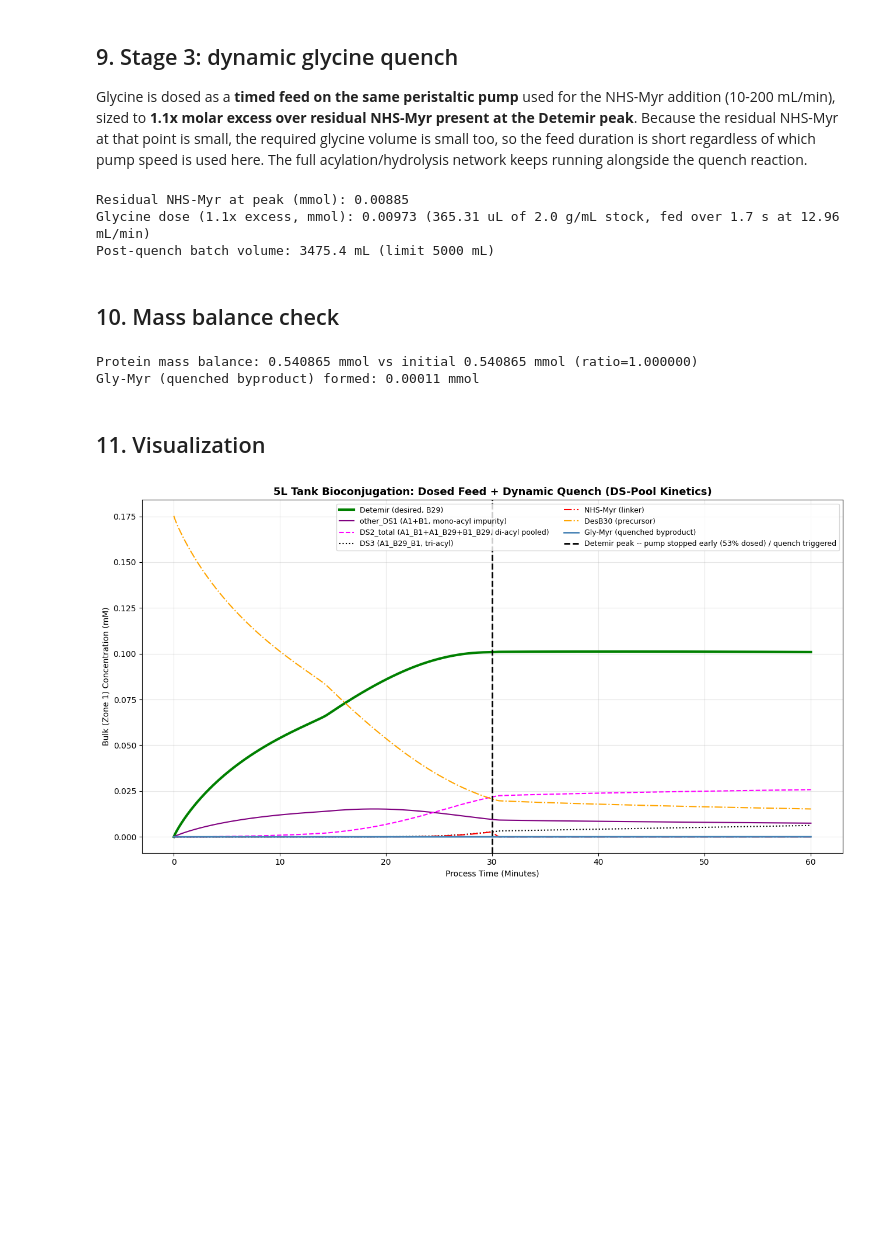
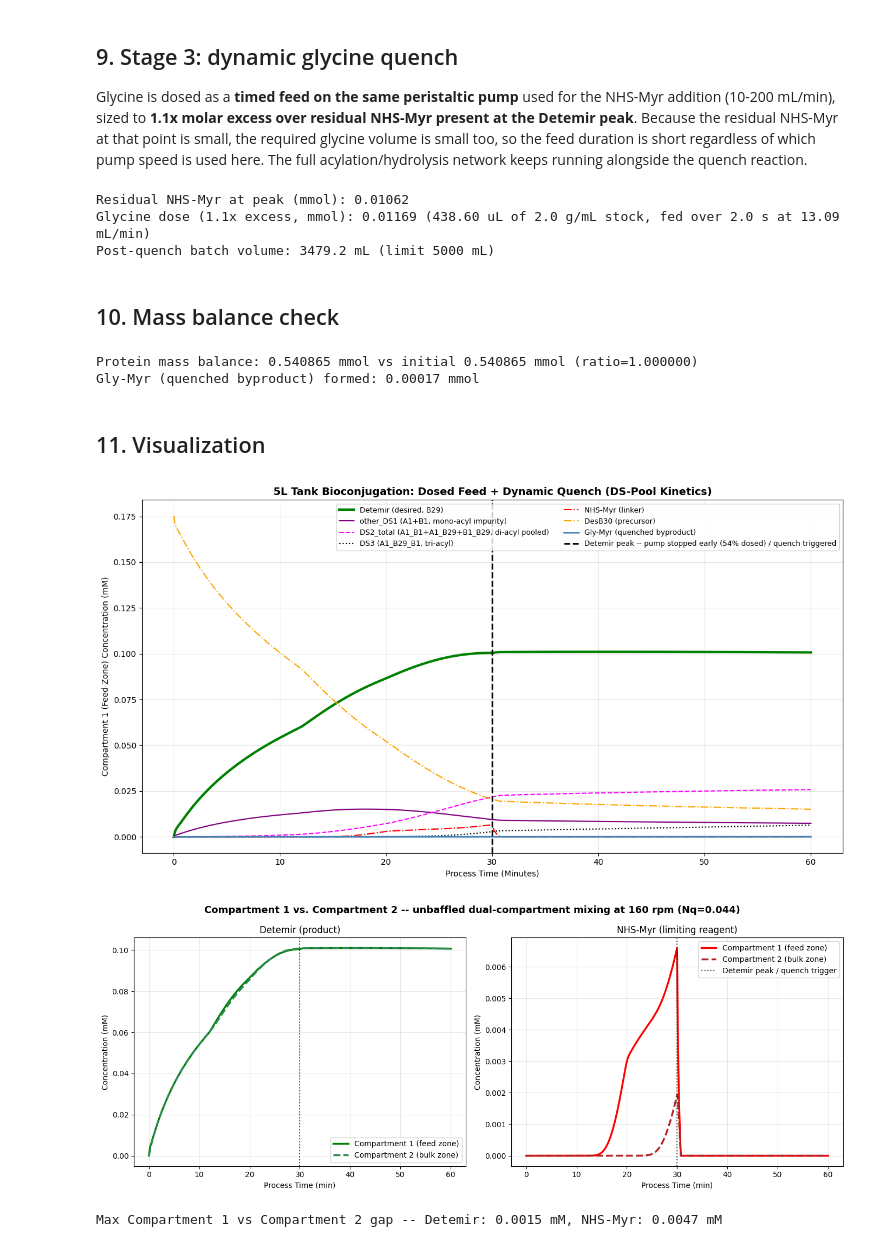
Before and after one commit to rdswan2016/myr_simulation, a Jupyter notebook: myr_mechanistic_model_5L_optimized_FIXED.ipynb, the cells around one changed output. Saved outputs shown, nothing was run; the diff lists cells and outputs as text; code cells hidden in the pictures; blank space fills up the shorter version.

```diff
--- a/myr_mechanistic_model_5L_optimized_FIXED.ipynb
+++ b/myr_mechanistic_model_5L_optimized_FIXED.ipynb
@@ -76,7 +85,7 @@ desb30 N-terminal glycine, structurally analogous to free glycine's amine.
 SPECIES = ['ACN', 'nhs_myr', 'desb30', 'detemir', 'other_DS1', 'DS2_total', 'DS3', 'glycine', 'gly_myr']
 IDX = {name: i for i, name in enumerate(SPECIES)}
 N_SPECIES = len(SPECIES)
-N_COMPARTMENTS = 3
+N_COMPARTMENTS = 2  # Zone 1 (feed zone) + Zone Bulk -- aligned with kinetika3b.ipynb's dual-compartment model
 REACTIVE_SPECIES = ['nhs_myr', 'desb30', 'detemir', 'other_DS1', 'DS2_total', 'DS3', 'glycine', 'gly_myr']
 
 def load_kinetics(path='02jul2026_ds_pool_refined_results.pkl'):
@@ -215,8 +260,8 @@ def run_stage_2_dosed(y_initial_moles, V_start, T_feed_min, moles_nhs_mmol_local
 
     def ode(t, yf):
         y = yf.reshape(N_SPECIES, N_COMPARTMENTS)
-        V1, V2, V3, Q12, Q23 = get_geom(t)
-        Vvec = np.array([V1, V2, V3])
+        V1, V2, Q = get_geom(t)
+        Vvec = np.array([V1, V2])
         dydt = np.zeros_like(y)
         for j in range(N_COMPARTMENTS):
             Cj = {name: y[IDX[name], j] / Vvec[j] for name in REACTIVE_SPECIES}
@@ -224,7 +269,7 @@ def run_stage_2_dosed(y_initial_moles, V_start, T_feed_min, moles_nhs_mmol_local
             for name, val_mM_s in d.items():
                 dydt[IDX[name], j] += val_mM_s * Vvec[j]
         for name in REACTIVE_SPECIES:
-            dydt[IDX[name]] += transport_moles(y[IDX[name]], V1, V2, V3, Q12, Q23)
+            dydt[IDX[name]] += transport_moles(y[IDX[name]], V1, V2, Q)
         if t < T_feed_s:
             dydt[IDX['nhs_myr'], 0] += feed_rate_mmol_s
         return dydt.flatten()
@@ -246,7 +291,7 @@ def detemir_peak_time_min(T_feed_min, y_mix, V1_, moles_nhs_mmol_local, V_nhs_ad
     det_conc = np.zeros(grid_n)
     for i, t in enumerate(t_grid):
         V_added = min(t, T_feed_s) / T_feed_s * V_nhs_add_L_local
-        V1c, _, _, _, _ = calc_compartments(V_start + V_added)
+        V1c, _, _ = calc_compartments(V_start + V_added)
         det_conc[i] = y_grid[IDX['detemir'], 0, i] / V1c
     pk = np.argmax(det_conc)
     return t_grid[pk] / 60.0, sol, V_start, t_grid, y_grid, pk
@@ -354,8 +399,8 @@ def run_stage_3_quench(y_state_moles, V_start, gly_pump_rate_mL_min, N_rpm=N_RPM
 
     def ode(t, yf):
         y = yf.reshape(N_SPECIES, N_COMPARTMENTS)
-        V1, V2, V3, Q12, Q23 = get_geom(t)
-        Vvec = np.array([V1, V2, V3])
+        V1, V2, Q = get_geom(t)
+        Vvec = np.array([V1, V2])
         dydt = np.zeros_like(y)
         for j in range(N_COMPARTMENTS):
             Cj = {name: y[IDX[name], j] / Vvec[j] for name in REACTIVE_SPECIES}
@@ -363,7 +408,7 @@ def run_stage_3_quench(y_state_moles, V_start, gly_pump_rate_mL_min, N_rpm=N_RPM
             for name, val in d.items():
                 dydt[IDX[name], j] += val * Vvec[j]
         for name in REACTIVE_SPECIES:
-            dydt[IDX[name]] += transport_moles(y[IDX[name]], V1, V2, V3, Q12, Q23)
+            dydt[IDX[name]] += transport_moles(y[IDX[name]], V1, V2, Q)
         if t < T_gly_feed_s:
             dydt[IDX['glycine'], 0] += gly_feed_rate_mmol_s
         return dydt.flatten()
@@ -381,13 +426,13 @@ print(f'Glycine dose (1.1x excess, mmol): {dose_gly_mmol:.5f} '
       f'fed over {T_gly_feed_min*60:.1f} s at {pump_flow_rate_mL_min:.2f} mL/min)')
 print(f'Post-quench batch volume: {V_tot3*1000:.1f} mL (limit {V_REACTOR_MAX_ML:.0f} mL)')
 # %% [output]
-Residual NHS-Myr at peak (mmol): 0.00885
-Glycine dose (1.1x excess, mmol): 0.00973 (365.31 uL of 2.0 g/mL stock, fed over 1.7 s at 12.96 mL/min)
-Post-quench batch volume: 3475.4 mL (limit 5000 mL)
+Residual NHS-Myr at peak (mmol): 0.01062
+Glycine dose (1.1x excess, mmol): 0.01169 (438.60 uL of 2.0 g/mL stock, fed over 2.0 s at 13.09 mL/min)
+Post-quench batch volume: 3479.2 mL (limit 5000 mL)
 # %% [markdown]
 ## 10. Mass balance check
 # %%
-V1f, V2f, V3f, _, _ = calc_compartments(V_tot3)
+V1f, V2f, _ = calc_compartments(V_tot3)
 final_state = sol3.y[:, -1].reshape(N_SPECIES, N_COMPARTMENTS)
 protein_species = ['desb30', 'detemir', 'other_DS1', 'DS2_total', 'DS3']
 total_protein = sum(final_state[IDX[s]].sum() for s in protein_species)
@@ -396,7 +441,7 @@ print(f'Protein mass balance: {total_protein:.6f} mmol vs initial {moles_desb30_
 print(f'Gly-Myr (quenched byproduct) formed: {final_state[IDX["gly_myr"]].sum():.5f} mmol')
 # %% [output]
 Protein mass balance: 0.540865 mmol vs initial 0.540865 mmol (ratio=1.000000)
-Gly-Myr (quenched byproduct) formed: 0.00011 mmol
+Gly-Myr (quenched byproduct) formed: 0.00017 mmol
 # %% [markdown]
 ## 11. Visualization
 # %%
@@ -414,39 +459,73 @@ def bulk_conc_stage2(name):
     out = np.zeros(pk+1)
     for i, t in enumerate(t_grid2[:pk+1]):
         V_added = min(t, T_feed_s) / T_feed_s * V_nhs_add_L
-        V1c, _, _, _, _ = calc_compartments(V_start2 + V_added)
+        V1c, _, _ = calc_compartments(V_start2 + V_added)
         out[i] = y_grid2[IDX[name], 0, i] / V1c
     return out
 
 def bulk_conc_stage3(name):
     return sol3.y.reshape(N_SPECIES, N_COMPARTMENTS, -1)[IDX[name], 0, :] / V1f
 
 def bulk_conc_full(name):
     return np.concatenate([bulk_conc_stage2(name), bulk_conc_stage3(name)])
 
 plt.figure(figsize=(13, 7))
 plt.plot(t_all_min, bulk_conc_full('detemir'), label='Detemir (desired, B29)', color='green', linewidth=3)
 plt.plot(t_all_min, bulk_conc_full('other_DS1'), label='other_DS1 (A1+B1, mono-acyl impurity)', color='purple')
 plt.plot(t_all_min, bulk_conc_full('DS2_total'), label='DS2_total (A1_B1+A1_B29+B1_B29, di-acyl pooled)', color='magenta', linestyle='--')
 plt.plot(t_all_min, bulk_conc_full('DS3'), label='DS3 (A1_B29_B1, tri-acyl)', color='black', linestyle=':')
 # NHS-Myr dips a few uM below zero at the raw solver nodes (verified, not a dense-output artifact) --
 # the near-zero-order fit (n=0.12) makes d(nhs_myr)/dt <= 0 everywhere, so a stiff-solver overshoot near
 # c=0 has no restoring force and drifts slightly negative. Clamped for display only; all mass-balance,
 # yield, and purity figures elsewhere are computed from the raw state and are unaffected.
 plt.plot(t_all_min, np.clip(bulk_conc_full('nhs_myr'), 0.0, None), label='NHS-Myr (linker)', color='red', linestyle='-.')
 plt.plot(t_all_min, bulk_conc_full('desb30'), label='DesB30 (precursor)', color='orange', linestyle='-.')
 plt.plot(t_all_min, bulk_conc_full('gly_myr'), label='Gly-Myr (quenched byproduct)', color='steelblue', linewidth=2)
 plt.axvline(x=t_peak_min, color='black', linestyle='--', linewidth=2,
             label=f'Detemir peak -- pump stopped early ({pct_delivered:.0f}% dosed) / quench triggered')
 plt.title('5L Tank Bioconjugation: Dosed Feed + Dynamic Quench (DS-Pool Kinetics)', fontsize=13, fontweight='bold')
 plt.xlabel('Process Time (Minutes)')
-plt.ylabel('Bulk (Zone 1) Concentration (mM)')
+plt.ylabel('Compartment 1 (Feed Zone) Concentration (mM)')
 plt.legend(fontsize=9, ncol=2)
 plt.grid(True, alpha=0.3)
 plt.tight_layout()
 plt.show()
+
+# --- Dual-compartment comparison: how far from well-mixed is the 160 rpm / Nq=0.044
+# circulation flow relative to the reaction rates? Zone Bulk (Compartment 2) volume is
+# geometrically fixed, so its concentration is just moles / V2f (no per-timepoint recompute).
+def bulk2_stage2(name): return y_grid2[IDX[name], 1, :pk+1]
+def bulk2_stage3(name): return sol3.y.reshape(N_SPECIES, N_COMPARTMENTS, -1)[IDX[name], 1, :]
+def bulk2_conc_full(name):
+    return np.concatenate([bulk2_stage2(name), bulk2_stage3(name)]) / V2f
+
+fig, axes = plt.subplots(1, 2, figsize=(14, 5.5))
+axes[0].plot(t_all_min, bulk_conc_full('detemir'), color='green', linewidth=2.5, label='Compartment 1 (feed zone)')
+axes[0].plot(t_all_min, bulk2_conc_full('detemir'), color='seagreen', linewidth=2.5, linestyle='--', label='Compartment 2 (bulk zone)')
+axes[0].axvline(x=t_peak_min, color='black', linestyle=':', alpha=0.7)
+axes[0].set_title('Detemir (product)', fontsize=12)
+axes[0].set_xlabel('Process Time (min)'); axes[0].set_ylabel('Concentration (mM)')
+axes[0].legend(fontsize=10); axes[0].grid(True, alpha=0.3)
+
+axes[1].plot(t_all_min, np.clip(bulk_conc_full('nhs_myr'), 0.0, None), color='red', linewidth=2.5, label='Compartment 1 (feed zone)')
+axes[1].plot(t_all_min, np.clip(bulk2_conc_full('nhs_myr'), 0.0, None), color='firebrick', linewidth=2.5, linestyle='--', label='Compartment 2 (bulk zone)')
+axes[1].axvline(x=t_peak_min, color='black', linestyle=':', alpha=0.7, label='Detemir peak / quench trigger')
+axes[1].set_title('NHS-Myr (limiting reagent)', fontsize=12)
+axes[1].set_xlabel('Process Time (min)'); axes[1].set_ylabel('Concentration (mM)')
+axes[1].legend(fontsize=10); axes[1].grid(True, alpha=0.3)
+
+fig.suptitle(f'Compartment 1 vs. Compartment 2 -- unbaffled dual-compartment mixing at {N_RPM:.0f} rpm (Nq=0.044)',
+             fontsize=13, fontweight='bold')
+fig.tight_layout()
+plt.show()
+
+max_gap_detemir = np.max(np.abs(bulk_conc_full('detemir') - bulk2_conc_full('detemir')))
+max_gap_nhs = np.max(np.abs(np.clip(bulk_conc_full('nhs_myr'), 0.0, None) - np.clip(bulk2_conc_full('nhs_myr'), 0.0, None)))
+print(f'Max Compartment 1 vs Compartment 2 gap -- Detemir: {max_gap_detemir:.4f} mM, NHS-Myr: {max_gap_nhs:.4f} mM')
 # %% [output]
-[figure, old version]
+[figure, new version]
+[figure, added]
+Max Compartment 1 vs Compartment 2 gap -- Detemir: 0.0015 mM, NHS-Myr: 0.0047 mM
 # %% [markdown]
 ## 12. SOP Summary -- Optimum Operating Conditions
 Prints the process parameters your scientists need to write the SOP, derived directly from the optimization above.
```
Also changed, not shown: parts of 11 cells of this notebook.
